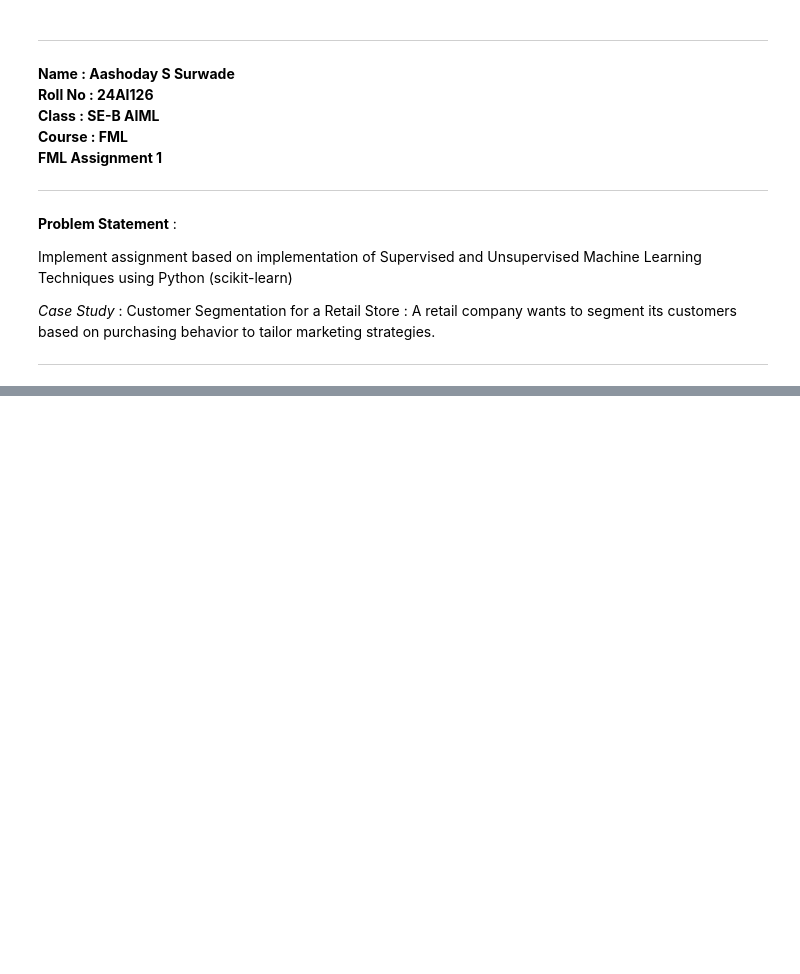
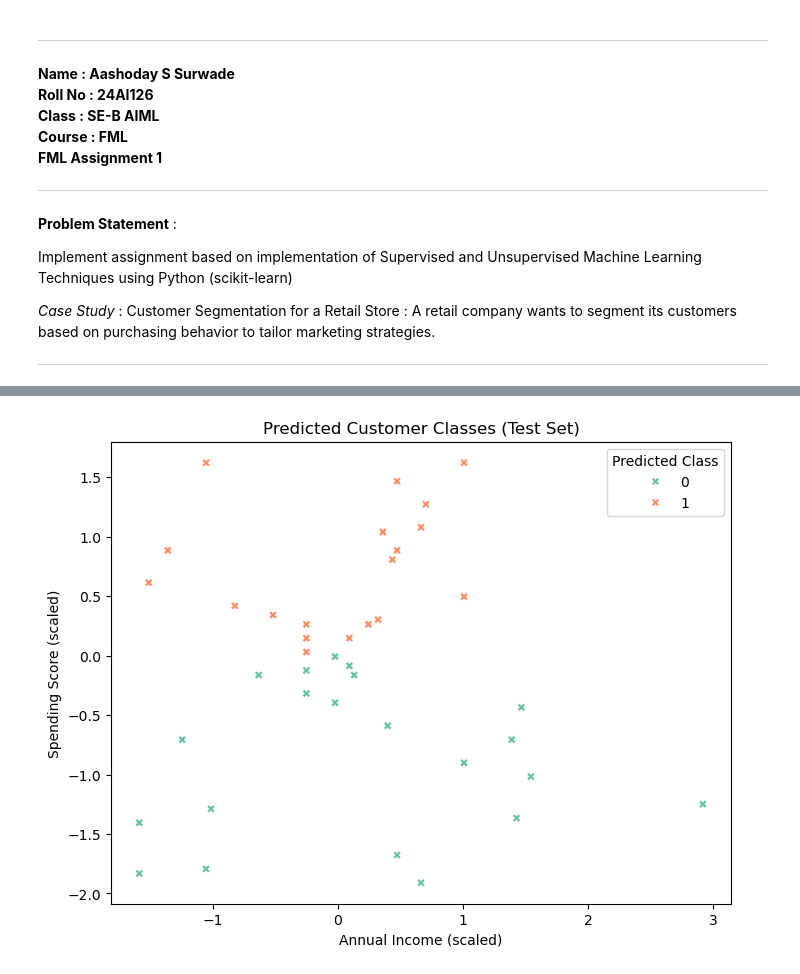
Before and after one commit to aashoday/fml-lab, a Jupyter notebook: notebooks/assignment_1.ipynb, the cells around one changed output, grey strips where cells are left out. Saved outputs shown, nothing was run; the diff lists cells and outputs as text; code cells hidden in the pictures; blank space fills up the shorter version.

```diff
--- a/notebooks/assignment_1.ipynb
+++ b/notebooks/assignment_1.ipynb
@@ -40,0 +152,20 @@ FileNotFoundError: [Errno 2] No such file or directory: 'fml-lab/data/Mall_Custo
+# %%
+# Plot predictions
+
+plt.figure(figsize=(8,6))
+
+sns.scatterplot(
+    x=X_test[:, 0],
+    y=X_test[:, 1],
+    hue=y_pred,
+    palette="Set2",
+    marker="X"
+)
+
+plt.xlabel("Annual Income (scaled)")
+plt.ylabel("Spending Score (scaled)")
+plt.title("Predicted Customer Classes (Test Set)")
+plt.legend(title="Predicted Class")
+plt.show()
+# %% [output]
+[figure, added]
```
Also changed, not shown: parts of 11 cells of this notebook.
